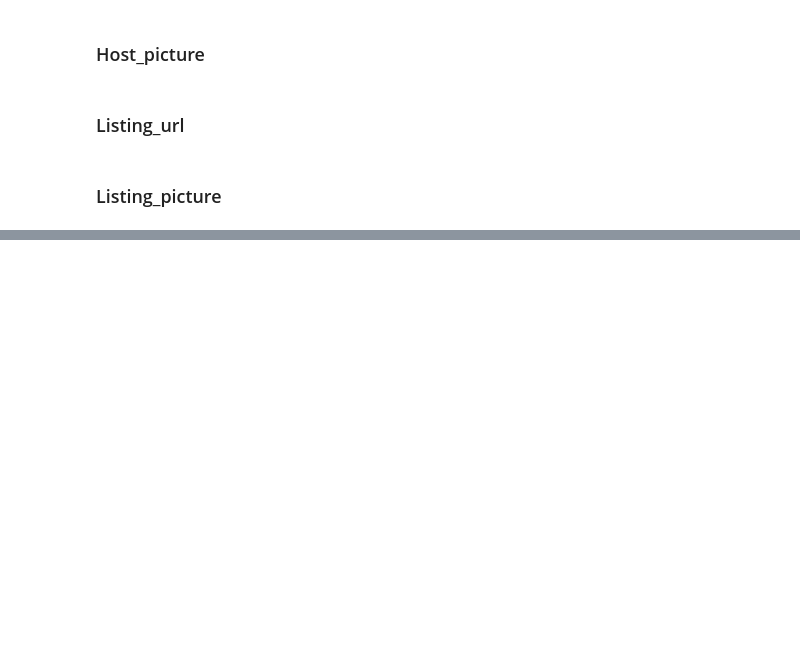
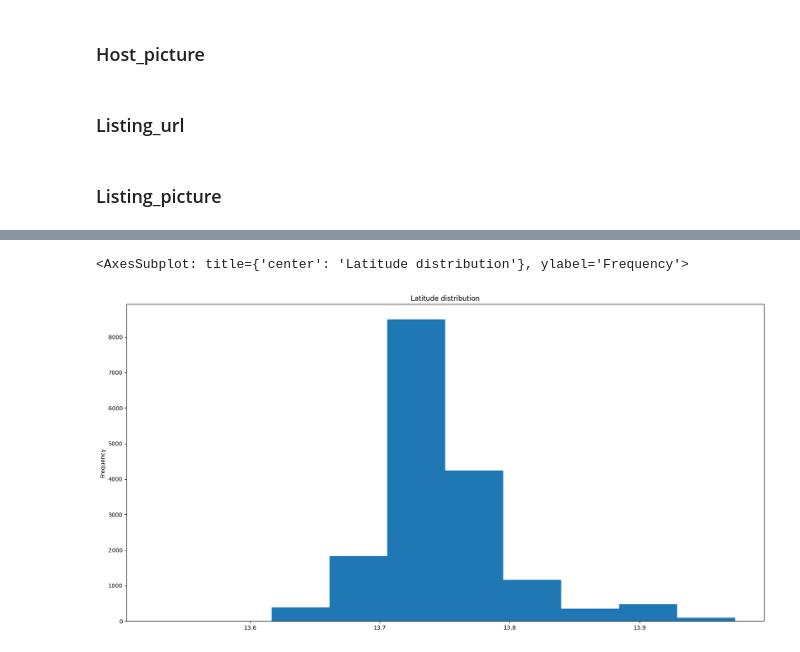
Before and after one commit to YoungYan-0/DSA5104_Project, a Jupyter notebook: Jupyter Notebooks/fetch_table.ipynb, the cells around one changed output, grey strips where cells are left out. Cells and saved outputs as stored; diff of their text form; code cells hidden in the pictures; blank space fills up the shorter version.

```diff
--- a/Jupyter Notebooks/fetch_table.ipynb
+++ b/Jupyter Notebooks/fetch_table.ipynb
@@ -120,0 +132,5 @@ listing_picture.to_csv('../../airbnb/sql/listing_picture.csv', index=False, sep=
+# %%
+listing["latitude"].plot(kind='hist', figsize=(20,10), title='Latitude distribution')
+# %% [output]
+<AxesSubplot: title={'center': 'Latitude distribution'}, ylabel='Frequency'>
+[figure, added]
```
Also changed, not shown: parts of 18 cells of this notebook.
